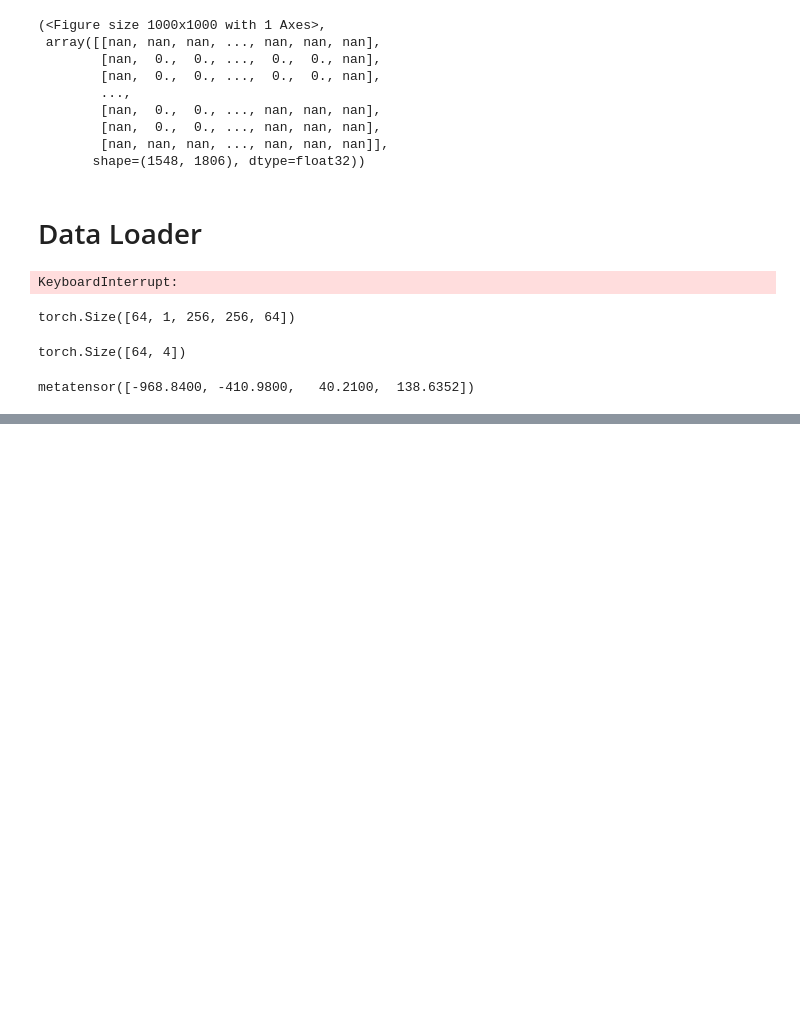
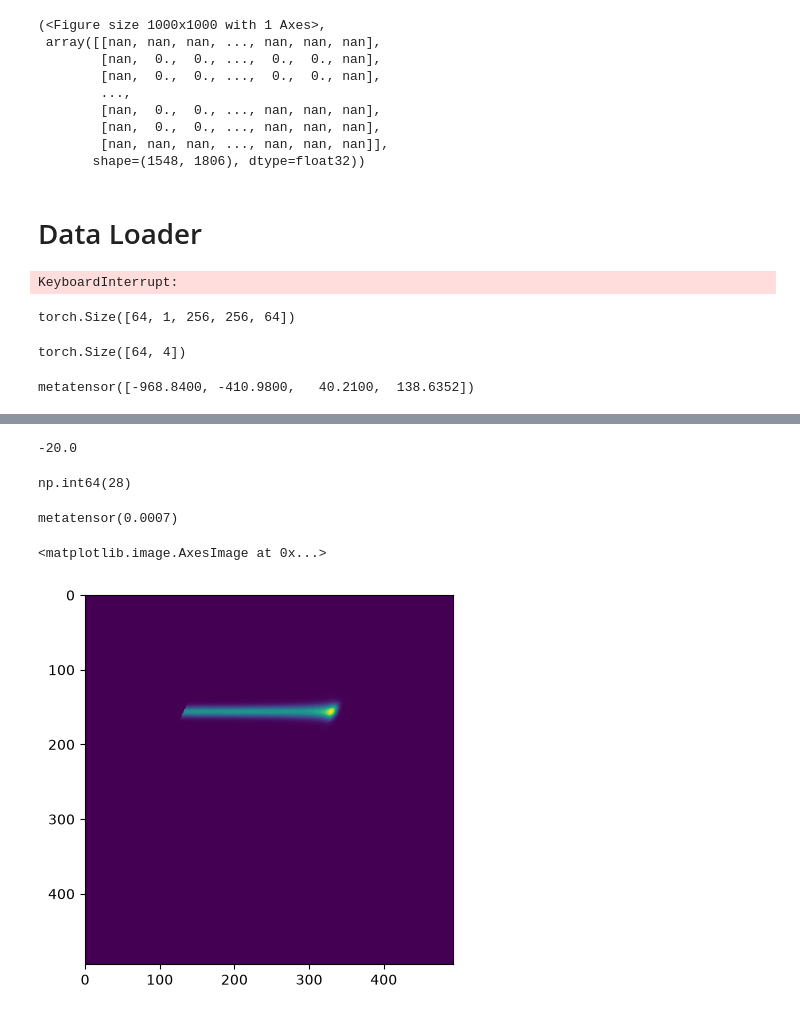
Before and after one commit to Dudgit/nr_dose, a Jupyter notebook: notebooks/atlas.ipynb, the cells around one changed output, grey strips where cells are left out. Cells and saved outputs as stored; diff of their text form; code cells hidden in the pictures; blank space fills up the shorter version.

```diff
--- a/notebooks/atlas.ipynb
+++ b/notebooks/atlas.ipynb
@@ -510,0 +548,14 @@ metatensor([-968.8400, -410.9800,   40.2100,  138.6352])
+# %%
+transforms = Compose([
+    LoadImaged(keys=["dose"], image_only=False),
+])
+B = 0
+R = 0
+L = 0
+sample_dict = {"dose": f"{dataPath}/{sample}/dose/Dose_B{B}_R{R}_L{L}.mha"}
+data = transforms(sample_dict)
+img,metadata = data["dose"], data["dose_meta_dict"]
+# %%
+-58.3//3
+# %% [output]
+-20.0
@@ -510,0 +580,13 @@ metatensor([-968.8400, -410.9800,   40.2100,  138.6352])
+# %%
+z_index
+# %% [output]
+np.int64(28)
+# %%
+torch.max(img[:,:,30])
+# %% [output]
+metatensor(0.0007)
+# %%
+plt.imshow(img[:,:,28])
+# %% [output]
+<matplotlib.image.AxesImage at 0x...>
+[figure, added]
```
Also changed, not shown: parts of 19 cells of this notebook, 9 other files.
